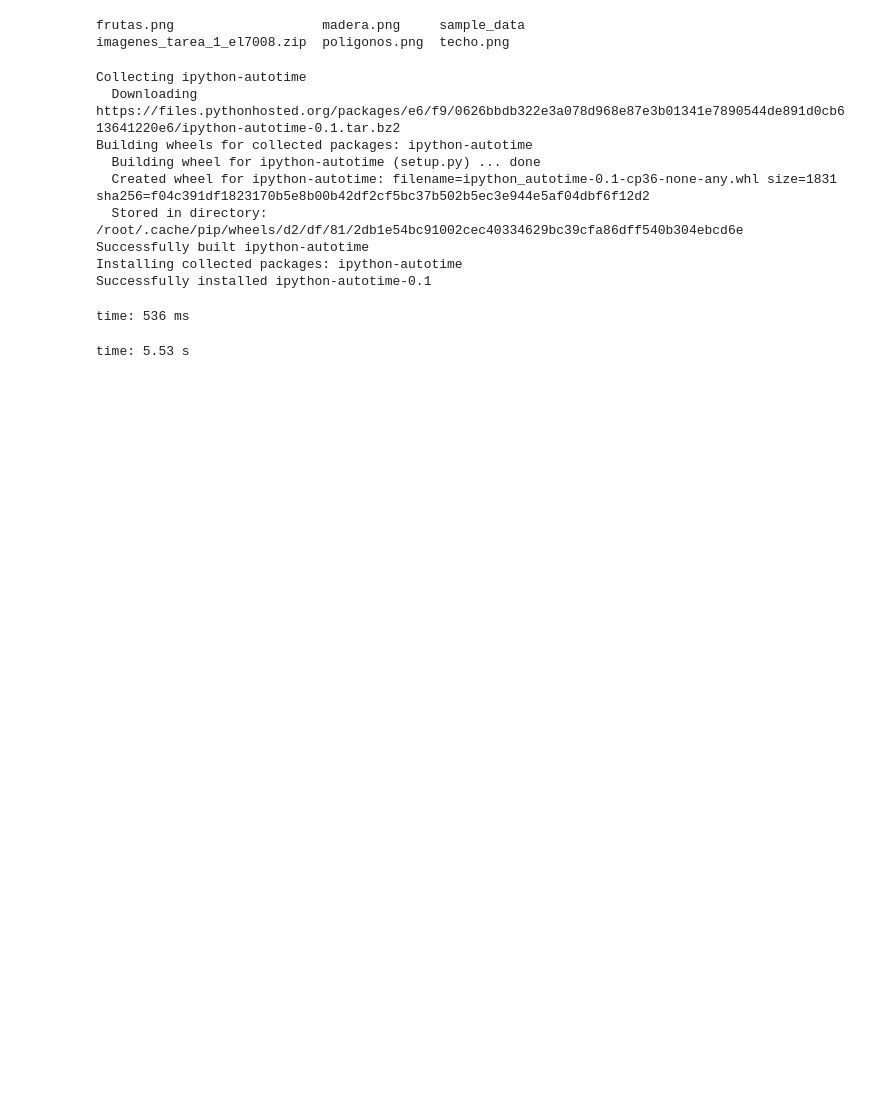
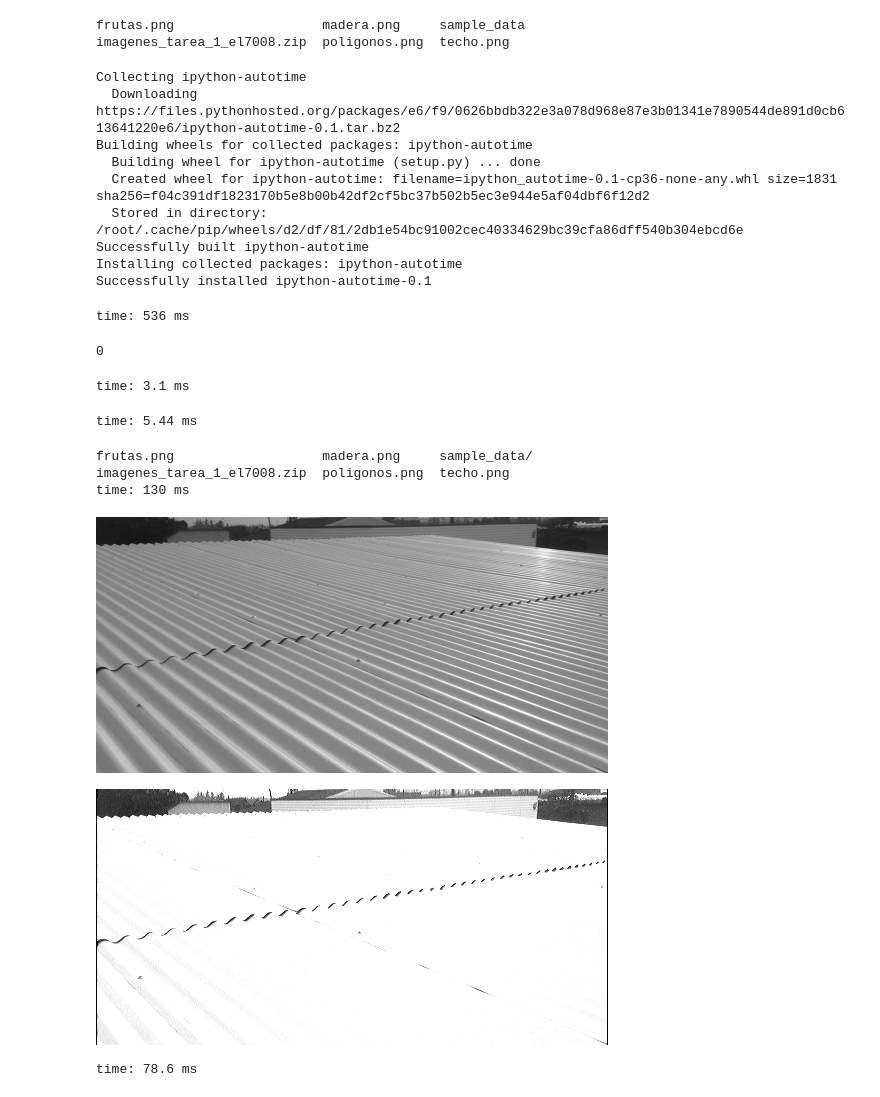
Before and after one commit to Diego-II/Procesamiento-Avanzado-de-Imagenes, a Jupyter notebook: Tarea1/tarea1_alumnos_cython_convolution.ipynb, the cells around one changed output. Cells and saved outputs as stored; diff of their text form; code cells hidden in the pictures; blank space fills up the shorter version.

Commit message:
Convolucion lista.

```diff
--- a/Tarea1/tarea1_alumnos_cython_convolution.ipynb
+++ b/Tarea1/tarea1_alumnos_cython_convolution.ipynb
@@ -68,6 +58,11 @@ import math
 from google.colab.patches import cv2_imshow
 # %% [output]
 time: 536 ms
+# %%
+1 // 2
+# %% [output]
+0
+time: 3.1 ms
 # %%
 %%cython
 import cython
@@ -77,9 +72,19 @@ cimport numpy as np
 # La convolucion debe ser implementada usando cython (solo esta funcion en cython)
 #@cython.boundscheck(False)
 cpdef float[:, :] convolution_cython(float [:, :] input, float [:, :] mask):
-  cdef int r, c, rows, cols
+  cdef int a, b, r, c, rows, cols, row_init, col_init, i, j,
   cdef float sum
-  cdef np.ndarray output=np.zeros(input.shape, dtype = np.float32)
+  # Imagen de salida
+  cdef np.ndarray output=np.zeros([input.shape[0], input.shape[1]], dtype = np.float32)
+
+  # Posicion a partir de la cual se puede realizar convolucion:
+  # Ejemplo 1: Para un kernel de 3x3, es (1,1).
+  # Ejemplo 2: Para un kernel de "a" x "b" es ("r"//2, "c"//2)
+  a = mask.shape[0]
+  b = mask.shape[1]
+
+  row_init = a // 2
+  col_init = b // 2
 
   # tamano de la imagen
   rows = input.shape[0]
@@ -87,14 +92,46 @@ cpdef float[:, :] convolution_cython(float [:, :] input, float [:, :] mask):
 
   sum = 0
 
-  # Por hacer: implementar convolucion entre "input" y "mask"
-  for r in range(rows):
-    for c in range(cols):
-      sum = sum + input[r,c]
-      output[r, c] = input[r,c]
+  # Recorremos la imagen input:
+  for r in range(row_init, rows - row_init):
+    for c in range(col_init, cols - col_init):
+      # Se recorre la mascara o kernel:
+      for i in range(a):
+        for j in range(b):
+          sum += mask[i,j] * input[r-i,c-j]
+      # Guardamos el resultado de la suma correspondiente en el arreglo output:
+      output[r, c] = sum
+      sum = 0
   return output
 # %% [output]
-time: 5.53 s
+time: 5.44 ms
+# %%
+ls
+# %% [output]
+frutas.png                   madera.png     sample_data/
+imagenes_tarea_1_el7008.zip  poligonos.png  techo.png
+time: 130 ms
+# %%
+# Prueba de la funcion convolution_cython:
+originalRGB = cv2.imread('techo.png') #Leer imagen
+
+
+if len(originalRGB.shape) == 3:
+  original = cv2.cvtColor(originalRGB, cv2.COLOR_BGR2GRAY)
+else:
+  original = originalRGB
+
+input = np.float32( original )
+cv2_imshow(input)
+# Convolucion: Prueba con kernel de deteccion de bordes
+#kernel = np.float32([[-1, -1, -1],[-1, 8, -1],[-1, -1, -1]])
+kernel = np.float32([[-1, 4, -1]])
+output = convolution_cython(input,kernel)
+cv2_imshow( np.float32(output) )
+# %% [output]
+[figure, added]
+[figure, added]
+time: 78.6 ms
 # %%
 def compute_gauss_horiz(sigma, width):
 	mask = np.zeros((1, width), np.float32)
```
Also changed, not shown: parts of 2 cells of this notebook.
